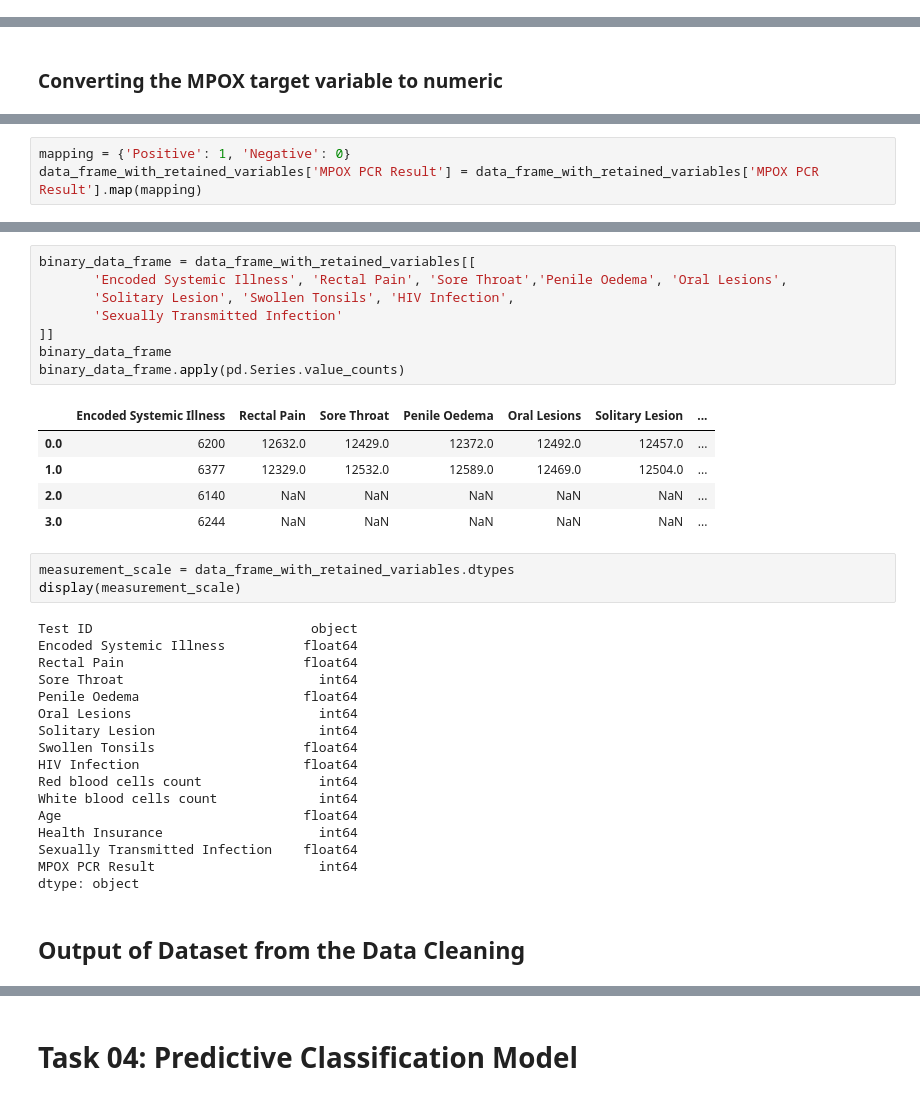
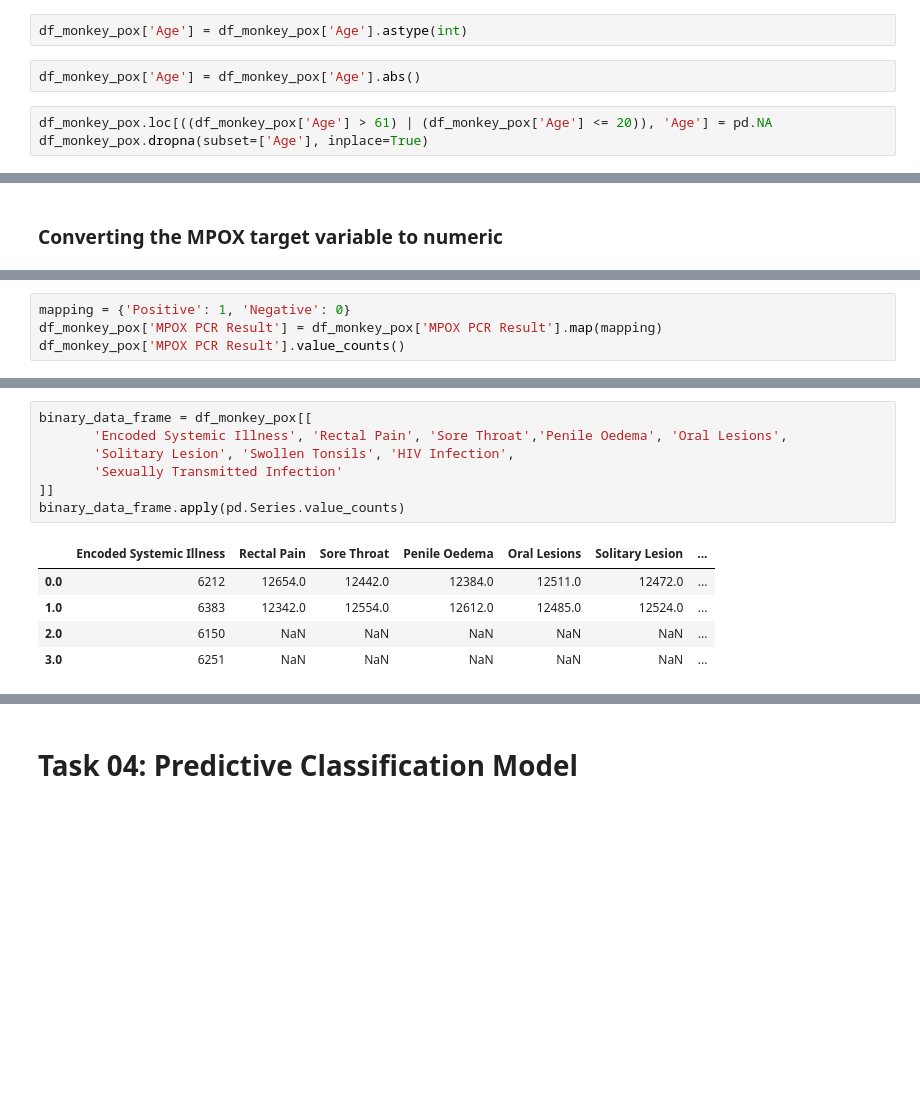
Before and after one commit to thegayankalinga/CW1, a Jupyter notebook: cw1.ipynb, the cells around one changed output, grey strips where cells are left out. Saved outputs shown, nothing was run; the diff lists cells and outputs as text; blank space fills up the shorter version.

```diff
--- a/cw1.ipynb
+++ b/cw1.ipynb
@@ -402 +353,8 @@ Name: count, dtype: int64
+# %%
+df_monkey_pox['Age'] = df_monkey_pox['Age'].astype(int)
+# %%
+df_monkey_pox['Age'] = df_monkey_pox['Age'].abs()
+# %%
+df_monkey_pox.loc[((df_monkey_pox['Age'] > 61) | (df_monkey_pox['Age'] <= 20)), 'Age'] = pd.NA
+df_monkey_pox.dropna(subset=['Age'], inplace=True)
 # %%
@@ -447,3 +392,4 @@ Name: count, dtype: int64
 # %%
 mapping = {'Positive': 1, 'Negative': 0}
-data_frame_with_retained_variables['MPOX PCR Result'] = data_frame_with_retained_variables['MPOX PCR Result'].map(mapping)
+df_monkey_pox['MPOX PCR Result'] = df_monkey_pox['MPOX PCR Result'].map(mapping)
+df_monkey_pox['MPOX PCR Result'].value_counts()
@@ -493,36 +460,13 @@ dtype: int64
 # %%
-binary_data_frame = data_frame_with_retained_variables[[
+binary_data_frame = df_monkey_pox[[
        'Encoded Systemic Illness', 'Rectal Pain', 'Sore Throat','Penile Oedema', 'Oral Lesions',
        'Solitary Lesion', 'Swollen Tonsils', 'HIV Infection',
        'Sexually Transmitted Infection'
 ]]
-binary_data_frame
 binary_data_frame.apply(pd.Series.value_counts)
 # %% [output]
 |  | Encoded Systemic Illness | Rectal Pain | Sore Throat | Penile Oedema | Oral Lesions | Solitary Lesion | ... |
-| 0.0 | 6200 | 12632.0 | 12429.0 | 12372.0 | 12492.0 | 12457.0 | ... |
-| 1.0 | 6377 | 12329.0 | 12532.0 | 12589.0 | 12469.0 | 12504.0 | ... |
-| 2.0 | 6140 | NaN | NaN | NaN | NaN | NaN | ... |
-| 3.0 | 6244 | NaN | NaN | NaN | NaN | NaN | ... |
+| 0.0 | 6212 | 12654.0 | 12442.0 | 12384.0 | 12511.0 | 12472.0 | ... |
+| 1.0 | 6383 | 12342.0 | 12554.0 | 12612.0 | 12485.0 | 12524.0 | ... |
+| 2.0 | 6150 | NaN | NaN | NaN | NaN | NaN | ... |
+| 3.0 | 6251 | NaN | NaN | NaN | NaN | NaN | ... |
-# %%
-measurement_scale = data_frame_with_retained_variables.dtypes
-display(measurement_scale)
-# %% [output]
-Test ID                            object
-Encoded Systemic Illness          float64
-Rectal Pain                       float64
-Sore Throat                         int64
-Penile Oedema                     float64
-Oral Lesions                        int64
-Solitary Lesion                     int64
-Swollen Tonsils                   float64
-HIV Infection                     float64
-Red blood cells count               int64
-White blood cells count             int64
-Age                               float64
-Health Insurance                    int64
-Sexually Transmitted Infection    float64
-MPOX PCR Result                     int64
-dtype: object
-# %% [markdown]
-## Output of Dataset from the Data Cleaning
```
Also changed, not shown: parts of 111 cells of this notebook, 1 other file.
